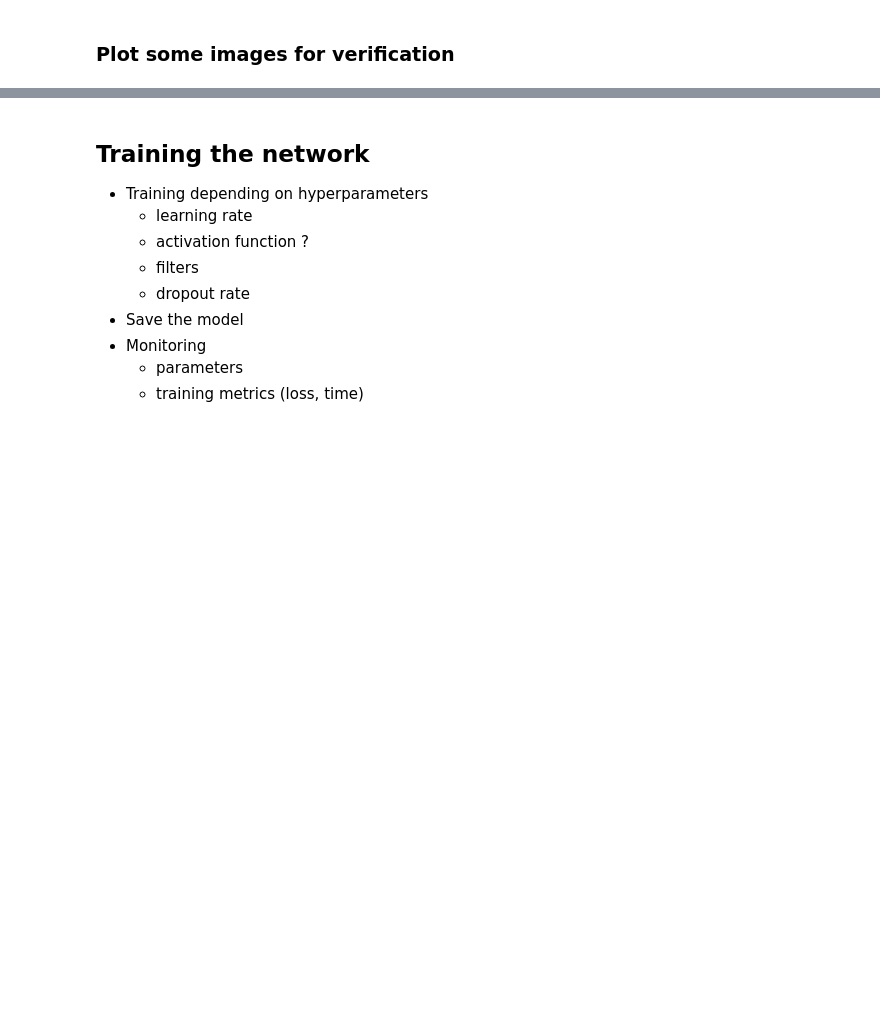
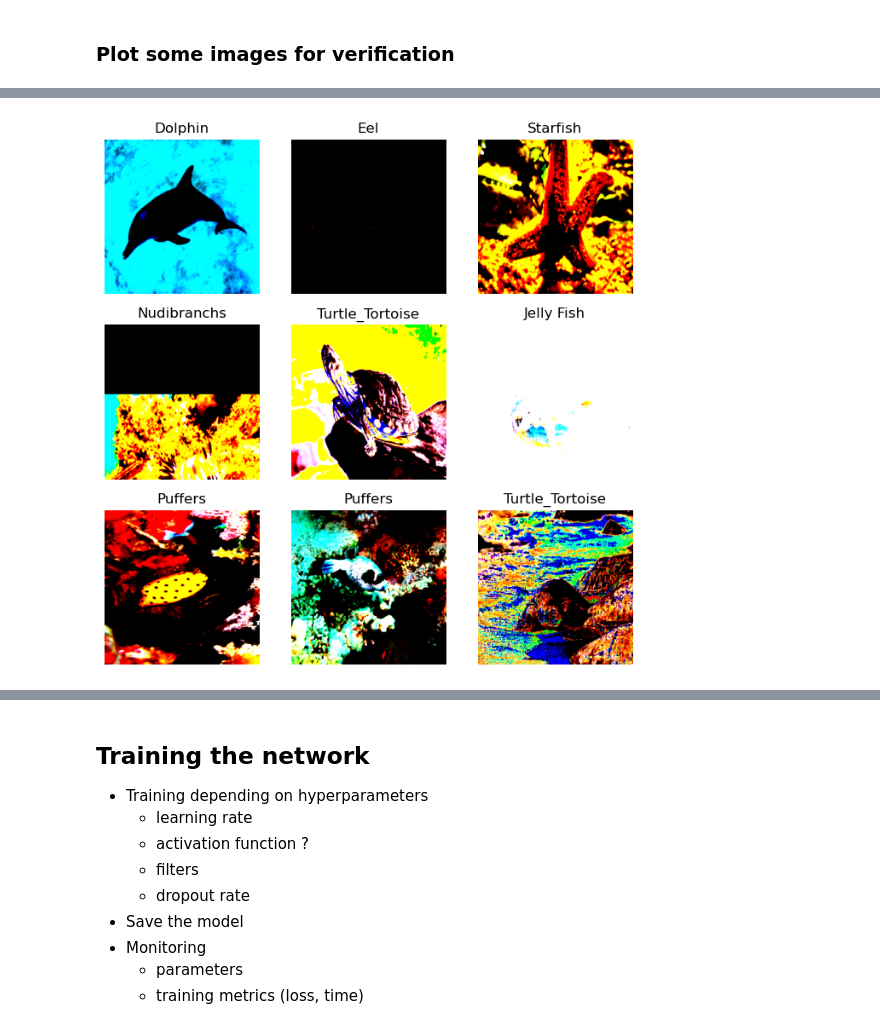
Before and after one commit to AurelienCallens/pytorch-mflow-dvc, a Jupyter notebook: notebooks/Simple_classif.ipynb, the cells around one changed output, grey strips where cells are left out. Saved outputs shown, nothing was run; the diff lists cells and outputs as text; code cells hidden in the pictures; blank space fills up the shorter version.

Commit message:
Adding Data splitting, augmentation and network training

```diff
--- a/notebooks/Simple_classif.ipynb
+++ b/notebooks/Simple_classif.ipynb
@@ -45,8 +46,13 @@ Csv file constituted with 10704 images, representing 17 classes, excluding Coral
 # %% [markdown]
 ### Creating a Custom Dataset class for the files
 # %%
+# Modules
+
+import torch
+import numpy as np
 from torch.utils.data import Dataset
 from torchvision.io import read_image
+import torchvision.transforms as T
 
 class CustomImageDataset(Dataset):
     def __init__(self, annotations_file, transform=None, target_transform=None):
@@ -69,4 +75,13 @@ class CustomImageDataset(Dataset):
             label = self.target_transform(label)
         return image, label
 
-dataset = CustomImageDataset(annotations_file='../data/interim/filepath.csv')
+
+transformf = T.Compose([
+    T.ToPILImage(),
+    T.Resize(size=(256, 256)),
+    T.ToTensor()
+])
+
+dataset = CustomImageDataset(annotations_file='../data/interim/filepath.csv', transform=transformf)
+
+dataloader = torch.utils.data.DataLoader(dataset, batch_size=1, shuffle=False, num_workers=4)
@@ -100,0 +159,73 @@ plt.show()
+# %%
+# Modules
+import torchvision.transforms as T
+from torch.utils.data import DataLoader
+
+# Dependencies
+mean_std = yaml.safe_load(open('../data/processed/image_mean_std.yaml'))
+
+# Parameters
+policies = [T.AutoAugmentPolicy.CIFAR10, T.AutoAugmentPolicy.IMAGENET, T.AutoAugmentPolicy.SVHN]
+
+# Scripts
+train_T=T.Compose([
+    T.AutoAugment(policies[0]),
+    T.ToPILImage(),
+    T.Resize(size=(256, 256)),
+    T.ToTensor(),
+    T.Normalize(mean=mean_std['mean'], std=mean_std['std']),
+    #T.ConvertImageDtype(torch.float)
+    ])
+
+train_dataset = CustomImageDataset(annotations_file='../data/processed/train.csv', transform=train_T)
+train_dataloader = DataLoader(train_dataset, batch_size=64, shuffle=True)
+
+val_T=T.Compose([
+    T.ToPILImage(),
+    T.Resize(size=(227,227)),
+    T.ToTensor(),
+    T.Normalize(mean=mean_std['mean'], std=mean_std['std']),
+    #T.ConvertImageDtype(torch.float)
+    ])
+
+val_dataset = CustomImageDataset(annotations_file='../data/processed/val.csv', transform=val_T)
+val_dataloader = DataLoader(val_dataset, batch_size=64, shuffle=True)
+
+test_dataset = CustomImageDataset(annotations_file='../data/processed/test.csv', transform=val_T)
+test_dataloader = DataLoader(test_dataset, batch_size=64, shuffle=True)
+
+# Display image and label.
+train_features, train_labels = next(iter(train_dataloader))
+print(f"Feature batch shape: {train_features.size()}")
+print(f"Labels batch shape: {train_labels.size()}")
+
+label_map = yaml.safe_load(open('../data/processed/labels_map.yaml'))
+
+denorm = T.Normalize(
+    mean=[-m / s for m, s in zip(mean_std['mean'], mean_std['std'])],
+    std=[1.0 / s for s in mean_std['std']])
+
+figure = plt.figure(figsize=(8, 8))
+cols, rows = 3, 3
+
+for i in range(1, cols * rows + 1):
+    img = train_features[i].squeeze()
+    y = train_labels[i]
+    figure.add_subplot(rows, cols, i)
+    plt.title(label_map[y.item()])
+    plt.axis("off")
+    plt.imshow(img.permute(1, 2, 0))
+plt.show()
+
+figure = plt.figure(figsize=(8, 8))
+cols, rows = 3, 3
+
+for i in range(1, cols * rows + 1):
+    img = train_features[i].squeeze()
+    y = train_labels[i]
+    figure.add_subplot(rows, cols, i)
+    plt.title(label_map[y.item()])
+    plt.axis("off")
+    plt.imshow(denorm(img).permute(1, 2, 0))
+plt.show()
+# %% [output]
@@ -100,0 +243 @@ plt.show()
+[figure, added]
```
Also changed, not shown: parts of 9 cells of this notebook.
